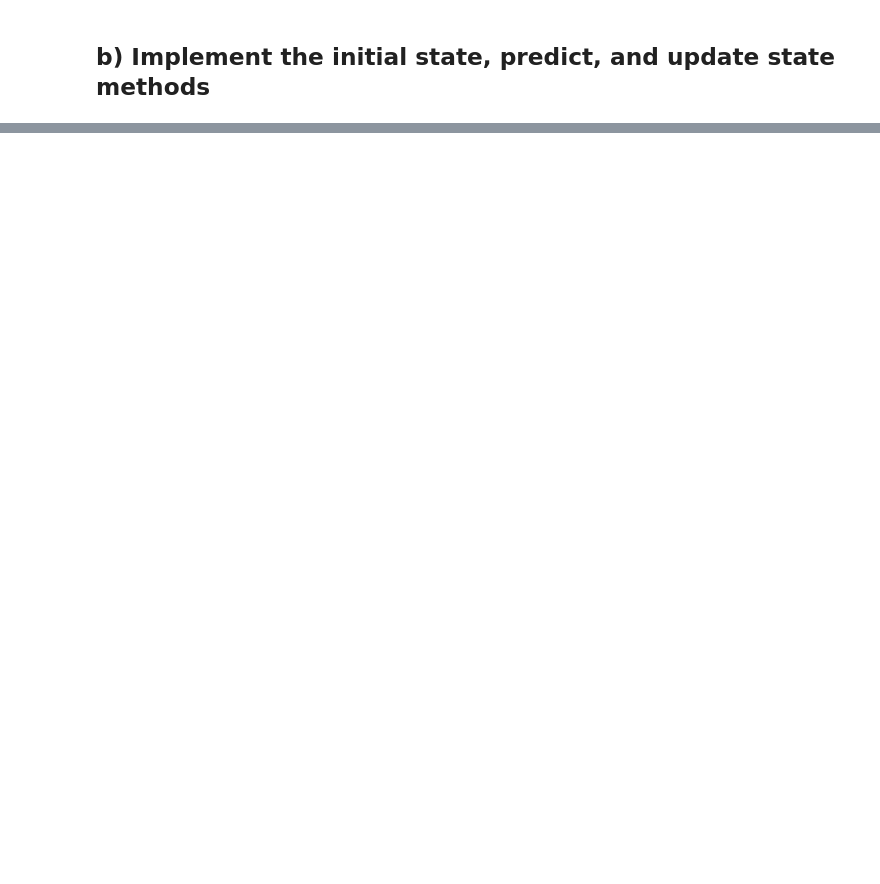
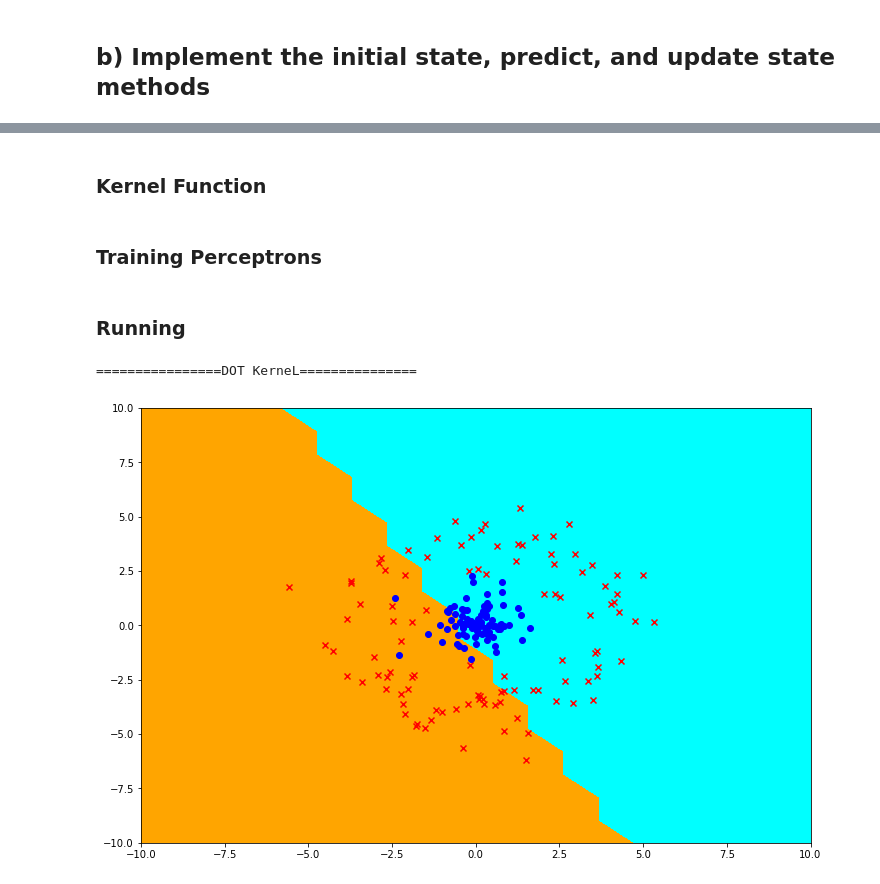
Before and after one commit to anhnt02hp/CS229-Fall2018-FullCourse, a Jupyter notebook: Full_Problem_Set_Solution/PS2/exercise_5.ipynb, the cells around one changed output, grey strips where cells are left out. Cells and saved outputs as stored; diff of their text form; code cells hidden in the pictures; blank space fills up the shorter version.

```diff
--- a/Full_Problem_Set_Solution/PS2/exercise_5.ipynb
+++ b/Full_Problem_Set_Solution/PS2/exercise_5.ipynb
@@ -88,0 +87,2 @@ def predict(state, kernel, x_i):
+# %% [markdown]
+### Kernel Function
@@ -88,0 +111,42 @@ def predict(state, kernel, x_i):
+# %% [markdown]
+### Training Perceptrons
+# %%
+def train_perceptron(kernel_name, kernel, learning_rate):
+    """Train a perceptron with the given kernel.
+
+    This function trains a perceptron with a given kernel and then
+    uses that perceptron to make predictions.
+    The output predictions are saved to src/output/p05_{kernel_name}_predictions.txt.
+    The output plots are saved to src/output_{kernel_name}_output.pdf.
+
+    Args:
+        kernel_name: The name of the kernel.
+        kernel: The kernel function.
+        learning_rate: The learning rate for training.
+    """
+    train_x, train_y = util.load_csv('/home/anhnt02/Desktop/CS229-Fall2018-FullCourse/Full_Problem_Set/PS2/data/ds5_train.csv')
+
+    state = initial_state()
+
+    for x_i, y_i in zip(train_x, train_y):
+        update_state(state, kernel, learning_rate, x_i, y_i)
+
+    test_x, test_y = util.load_csv('/home/anhnt02/Desktop/CS229-Fall2018-FullCourse/Full_Problem_Set/PS2/data/ds5_test.csv')
+
+    plt.figure(figsize=(12, 8))
+    util.plot_contour(lambda a: predict(state, kernel, a))
+    util.plot_points(test_x, test_y)
+    plt.savefig('./output/p05_{}_output.pdf'.format(kernel_name))
+
+    #Predict on Test set
+    predict_y = [predict(state, kernel, test_x[i, :]) for i in range(test_y.shape[0])]
+
+    np.savetxt('./output/p05_{}_predictions'.format(kernel_name), predict_y)
+# %% [markdown]
+### Running
+# %%
+print("================DOT KerneL===============")
+train_perceptron('dot', dot_kernel, 0.5)
+# %% [output]
+================DOT KerneL===============
+[figure, added]
```
Also changed, not shown: parts of 7 cells of this notebook, 5 other files.
